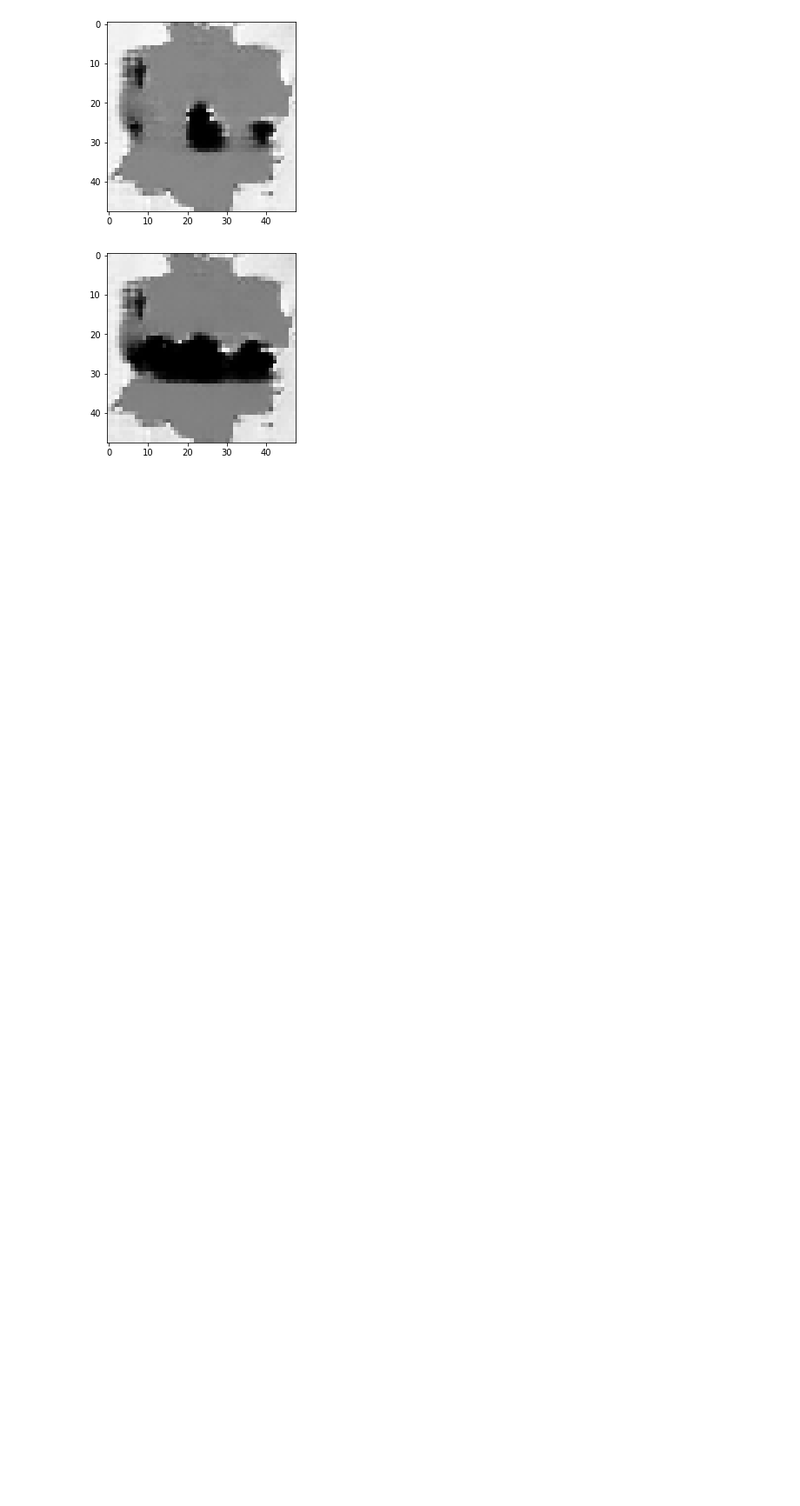
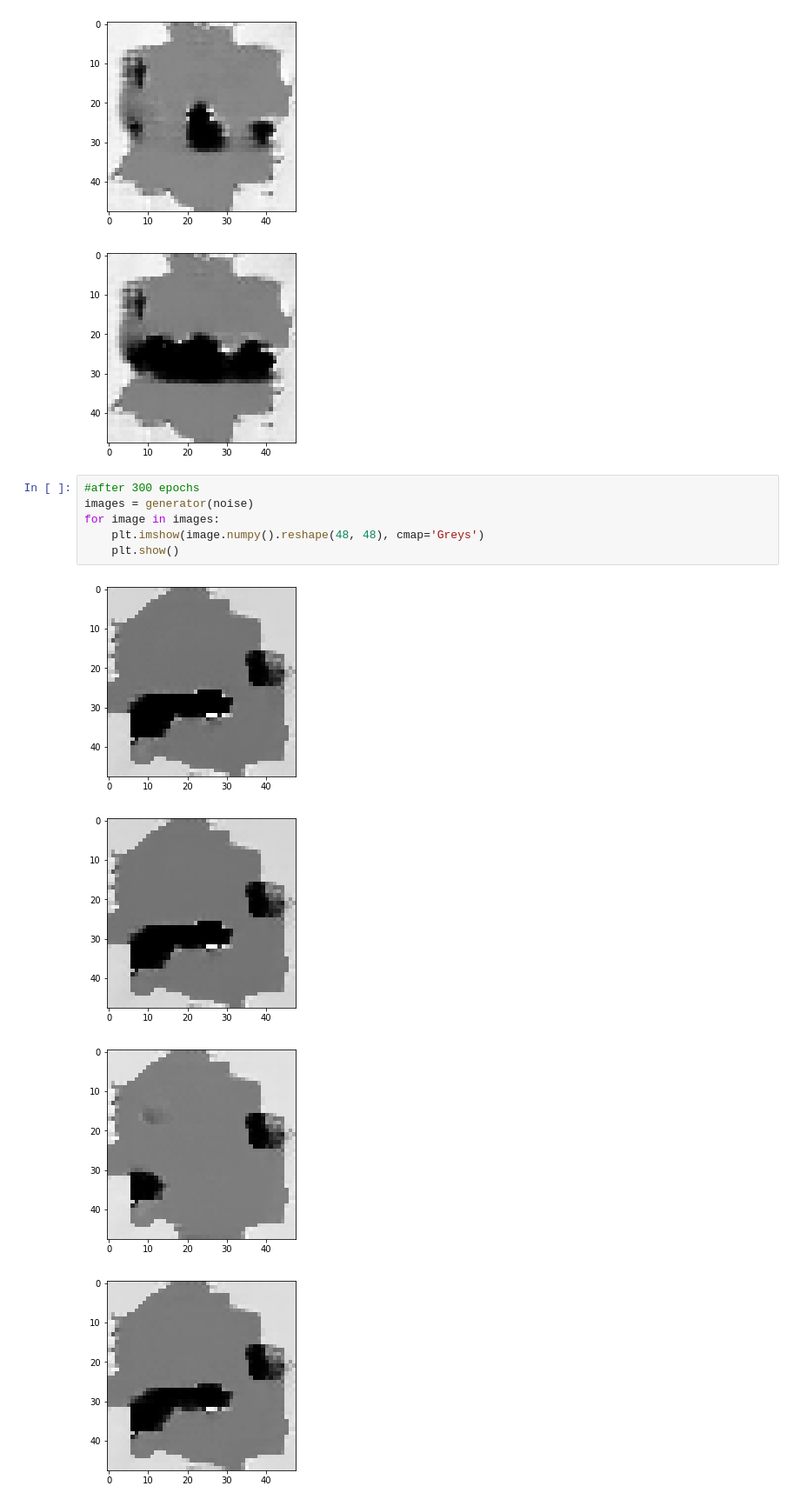
Before and after one commit to monikachudyba/ArtificialNeuralNetworkProjects, a Jupyter notebook: GAN-Simpsons.ipynb, the cells around one changed output. Shown at 87% size. Cells and saved outputs as stored; diff of their text form; blank space fills up the shorter version.

Commit message:
GAN model v7 300 epochs

```diff
--- a/GAN-Simpsons.ipynb
+++ b/GAN-Simpsons.ipynb
@@ -318,3 +318,14 @@ for image in images:
 [figure]
 [figure]
 [figure]
+# %%
+#after 300 epochs
+images = generator(noise)
+for image in images:
+    plt.imshow(image.numpy().reshape(48, 48), cmap='Greys')
+    plt.show()
+# %% [output]
+[figure, added]
+[figure, added]
+[figure, added]
+[figure, added]
```
Also changed, not shown: parts of 3 cells of this notebook.
